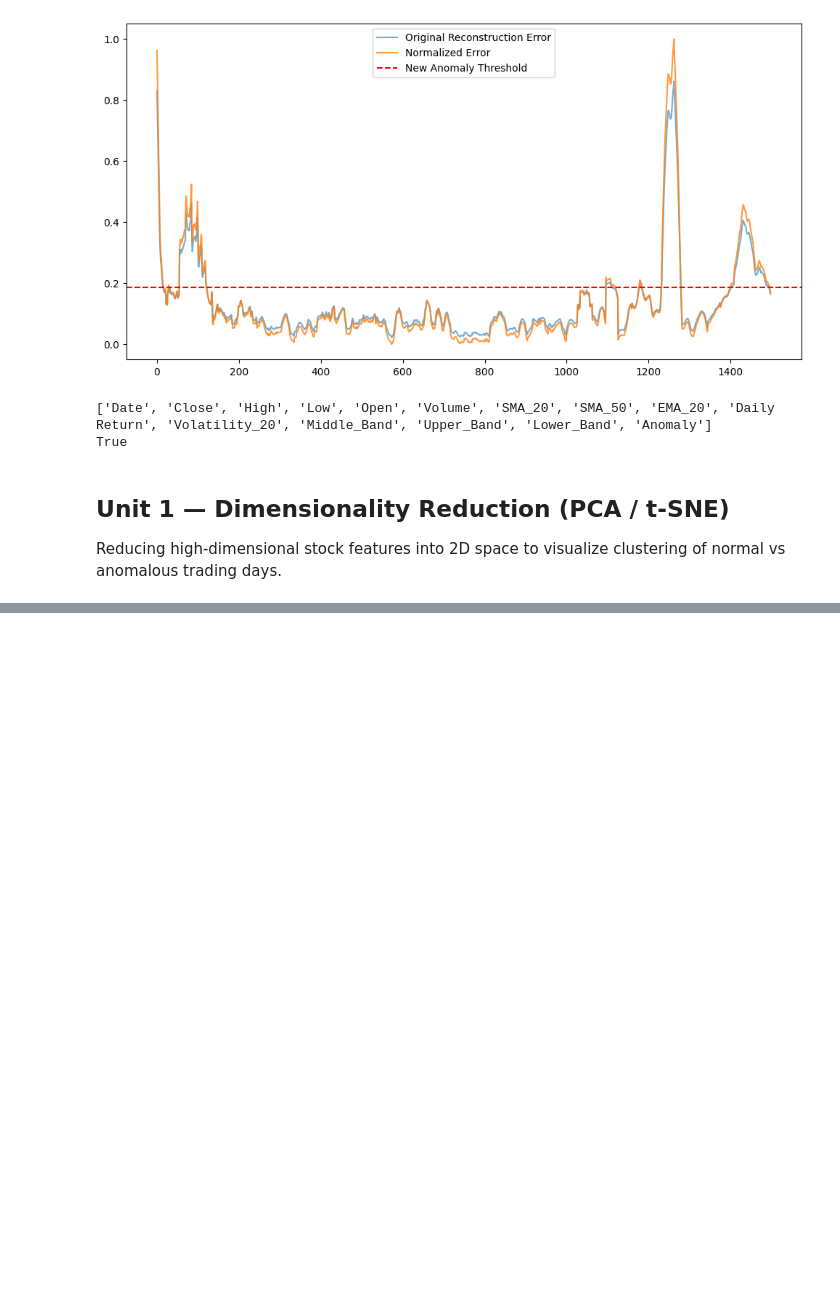
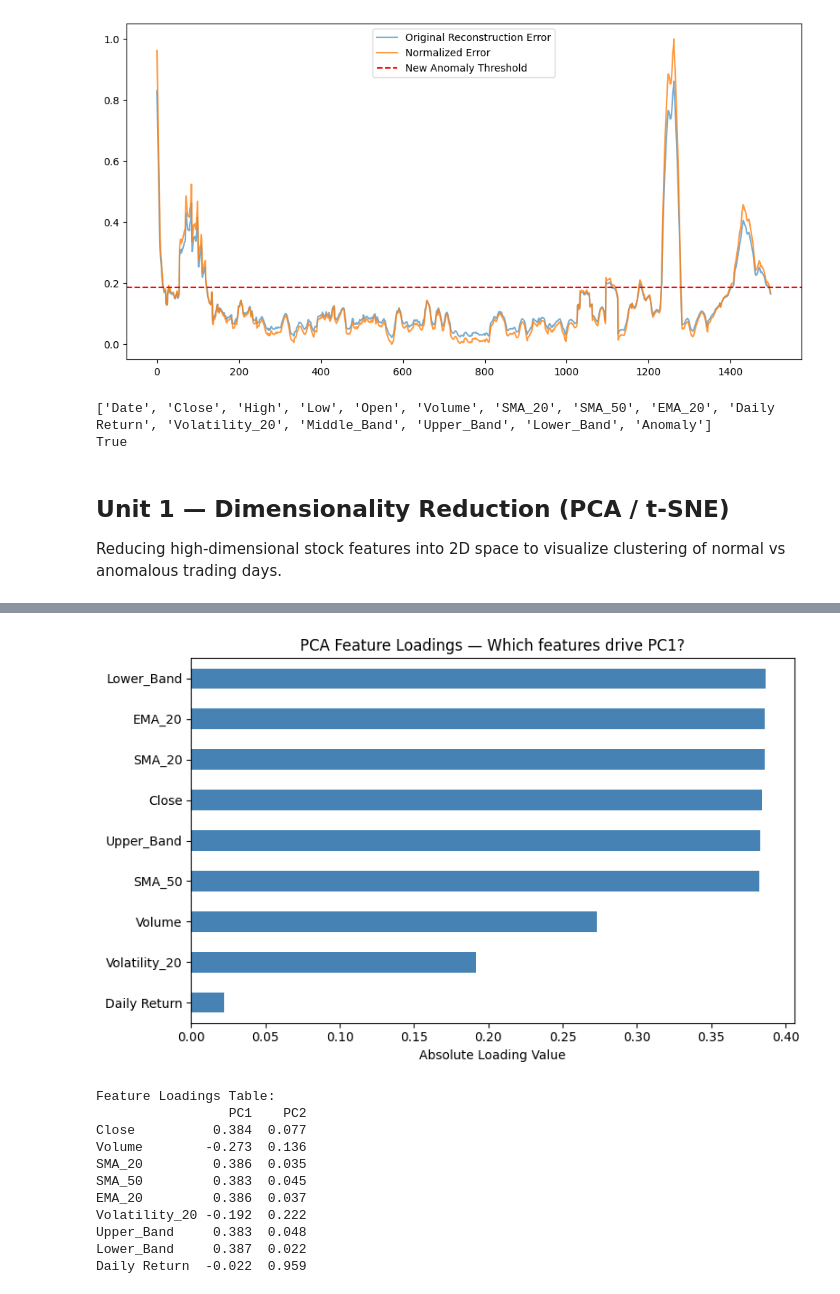
Before and after one commit to Tanay-Bankar-001/Apple-Stock-Anomaly-Detection-Identifying-Pump-and-Dump-Cases, a Jupyter notebook: analomy_detection_for_apple_stock_pump_and_dump_case.ipynb, the cells around one changed output, grey strips where cells are left out. Saved outputs shown, nothing was run; the diff lists cells and outputs as text; code cells hidden in the pictures; blank space fills up the shorter version.

```diff
--- a/analomy_detection_for_apple_stock_pump_and_dump_case.ipynb
+++ b/analomy_detection_for_apple_stock_pump_and_dump_case.ipynb
@@ -1056,0 +1108,30 @@ ValueError: Found array with 0 sample(s) (shape=(0, 9)) while a minimum of 1 is
+# %%
+loadings = pd.DataFrame(
+    pca.components_.T,
+    index=pca_features,
+    columns=["PC1", "PC2"]
+)
+
+loadings["PC1"].abs().sort_values().plot(
+    kind="barh", figsize=(8, 5), color="steelblue"
+)
+plt.title("PCA Feature Loadings — Which features drive PC1?")
+plt.xlabel("Absolute Loading Value")
+plt.tight_layout()
+plt.show()
+
+print("\nFeature Loadings Table:")
+print(loadings.round(3))
+# %% [output]
+[figure, added]
+Feature Loadings Table:
+                 PC1    PC2
+Close          0.384  0.077
+Volume        -0.273  0.136
+SMA_20         0.386  0.035
+SMA_50         0.383  0.045
+EMA_20         0.386  0.037
+Volatility_20 -0.192  0.222
+Upper_Band     0.383  0.048
+Lower_Band     0.387  0.022
+Daily Return  -0.022  0.959
```
Also changed, not shown: parts of 11 cells of this notebook.
